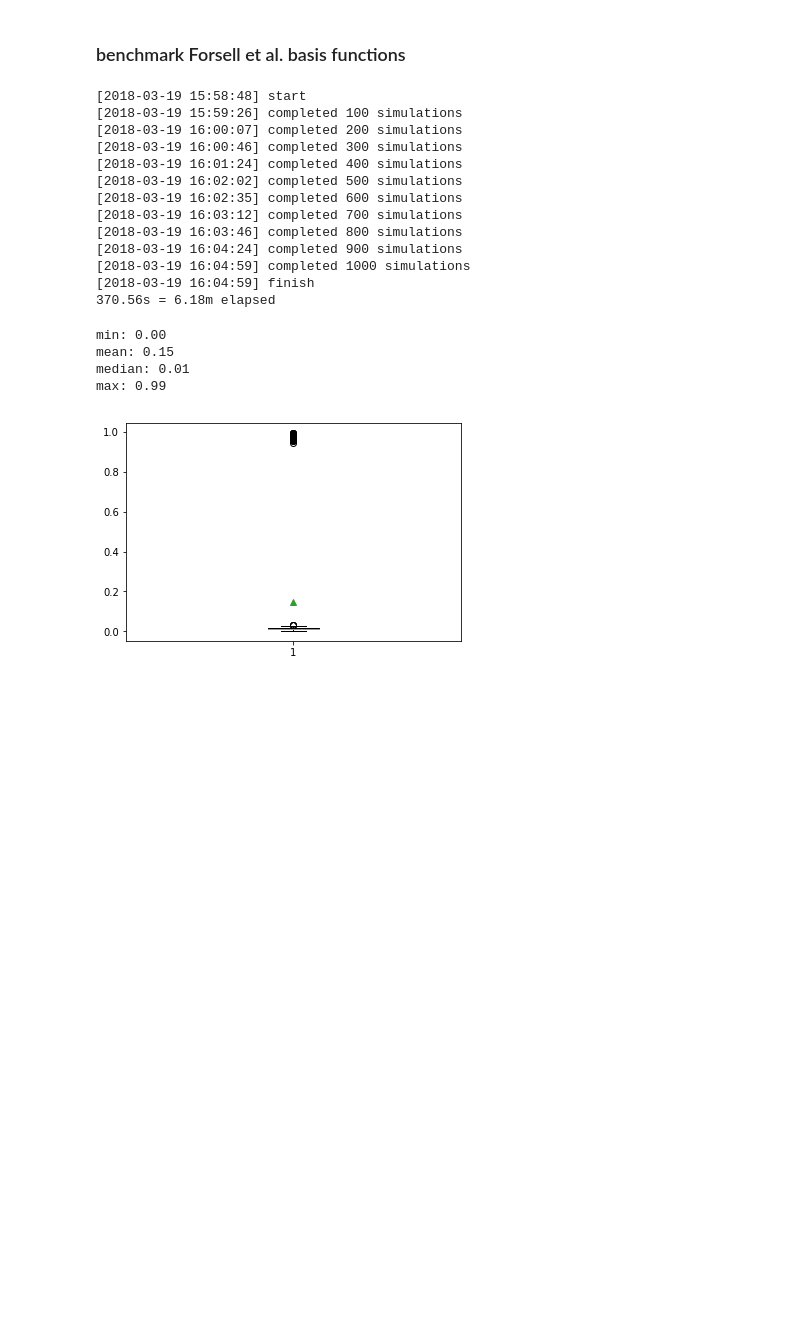
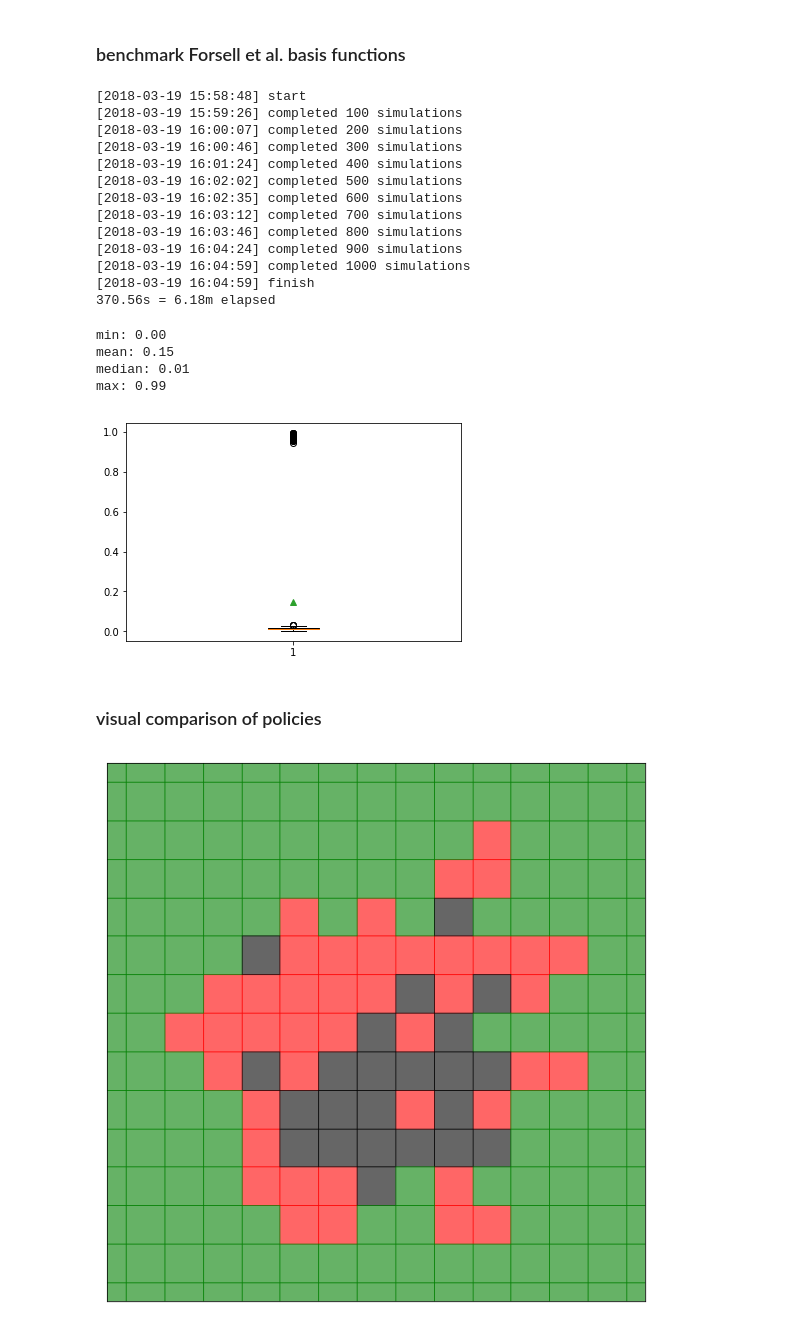
Before and after one commit to rhaksar/control-large-GMDPs, a Jupyter notebook: wildfires/wildfire simulations.ipynb, the cells around one changed output. Drawn from its saved outputs; the diff is of its cells as text; code cells hidden in the pictures; blank space fills up the shorter version.

Commit message:
Added visualization of control policies for wildfire example.

```diff
--- a/wildfires/wildfire simulations.ipynb
+++ b/wildfires/wildfire simulations.ipynb
@@ -327,3 +342,78 @@ mean: 0.15
 median: 0.01
 max: 0.99
 [figure]
+# %% [markdown]
+### visual comparison of policies
+# %%
+sim = FireSimulator(grid_size, rng=s)
+
+for _ in range(10):
+    action_vw = vw(sim, alpha, dp, gamma, weights_vw, capacity)
+    action_prior = prior(sim, alpha, dp, gamma, weights_prior, capacity)
+
+    sim.step([], dbeta=dp)
+
+fig = plt.figure(figsize=(10,10))
+ax = fig.add_subplot(111, aspect='equal')
+# plt.xlim([0,grid_size+1])
+# plt.ylim([0,grid_size+1])
+plt.xlim([18,32])
+plt.ylim([20,34])
+plt.tick_params(axis='both', which='both', labelbottom=False, labelleft=False, bottom=False, left=False)
+
+alpha_val = {}
+for f in sim.fires:
+    alpha_val[f] = 0.6
+
+# alpha_val = {}
+# fire_neigh = [(-1,0),(1,0),(0,-1),(0,1)]
+# for f in sim.fires:
+#         ni = 0
+#         x,y = f
+#         rf = y_to_row(grid_size,y)
+#         cf = x_to_col(x)
+#         for (dr,dc) in fire_neigh:
+#             rn = rf + dr
+#             cn = cf + dc
+
+#             if rn>=0 and rn<grid_size and cn>=0 and cn<grid_size and sim.state[rn,cn]==0:
+#                 counter = 0
+#                 for (dr2,dc2) in fire_neigh:
+#                     rm = rn + dr2
+#                     cm = rn + dc2
+
+#                     if rm>=0 and rm<grid_size and cm>=0 and cm<grid_size and sim.state[rm,cm]==1:
+#                         counter += 1
+
+#                 ni += (1 - alpha*counter)
+
+#         value = dp - gamma*weights_vw[2]*dp*ni
+#         alpha_val[f] = value
+
+# min_val = min(alpha_val.values())
+# max_val = max(alpha_val.values())
+# for f in sim.fires:
+#     alpha_val[f] = (alpha_val[f] - min_val)/(max_val - min_val)
+
+for f in sim.fires:
+    x, y = f
+    val = alpha_val[f]
+    rect = patches.Rectangle((x-0.5,y-0.5), 1, 1, alpha=val, color='r')
+    ax.add_patch(rect)
+
+for i in range(grid_size):
+    for j in range(grid_size):
+        x = col_to_x(j)
+        y = row_to_y(grid_size,i)
+
+        if sim.state[i,j] == 0:
+            rect = patches.Rectangle((x-0.5,y-0.5), 1, 1, alpha=0.6, color='g')
+            ax.add_patch(rect)
+        if sim.state[i,j] == 2:
+            rect = patches.Rectangle((x-0.5,y-0.5), 1, 1, alpha=0.6, color='k')
+            ax.add_patch(rect)
+
+# plt.savefig('wf_pol_prior.png', dpi=300, bbox_inches='tight')
+# plt.savefig('wf_pol_vw.png', dpi=300, bbox_inches='tight')
+# %% [output]
+[figure, added]
```
Also changed, not shown: parts of 3 cells of this notebook, 1 other file.
